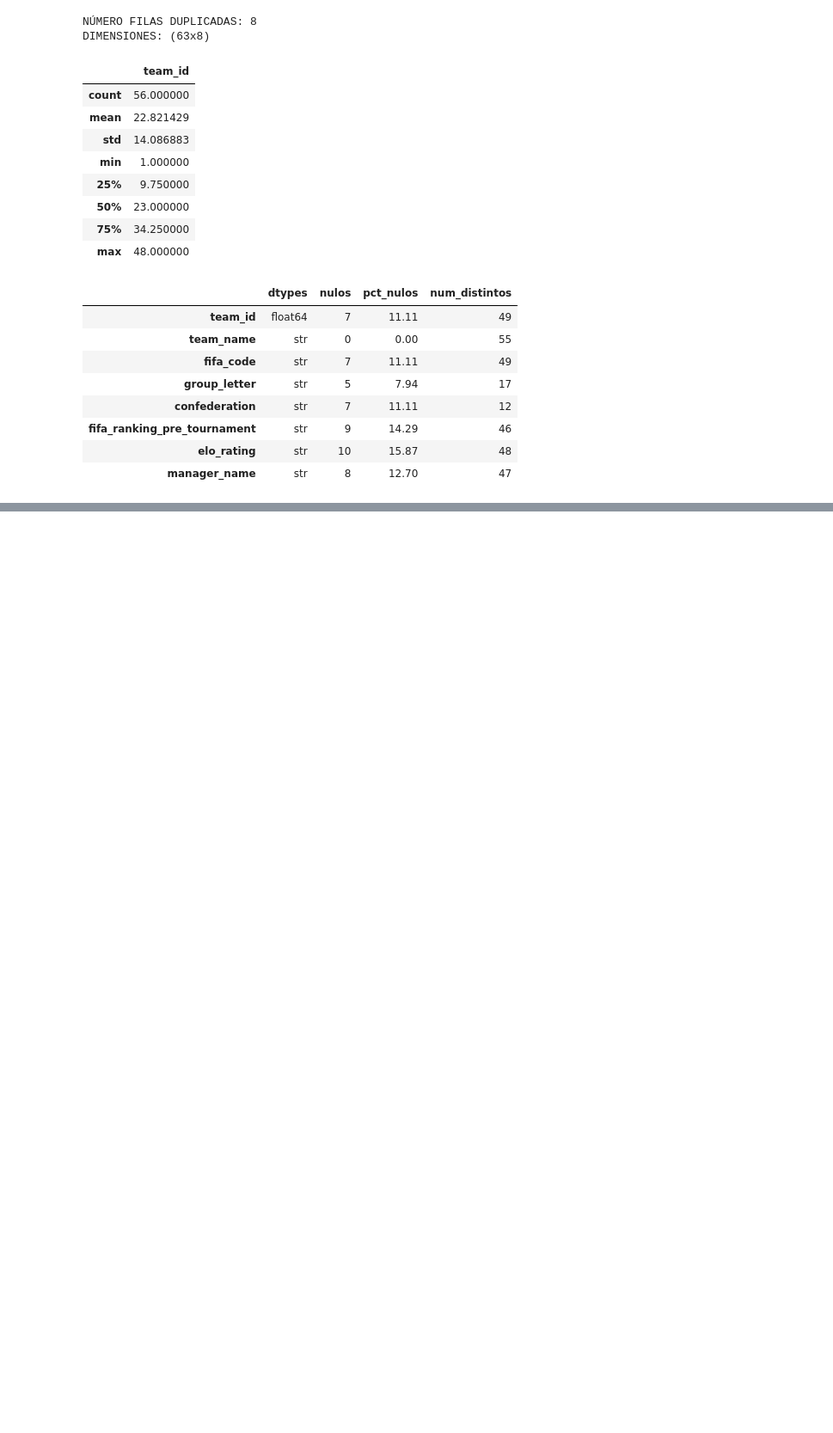
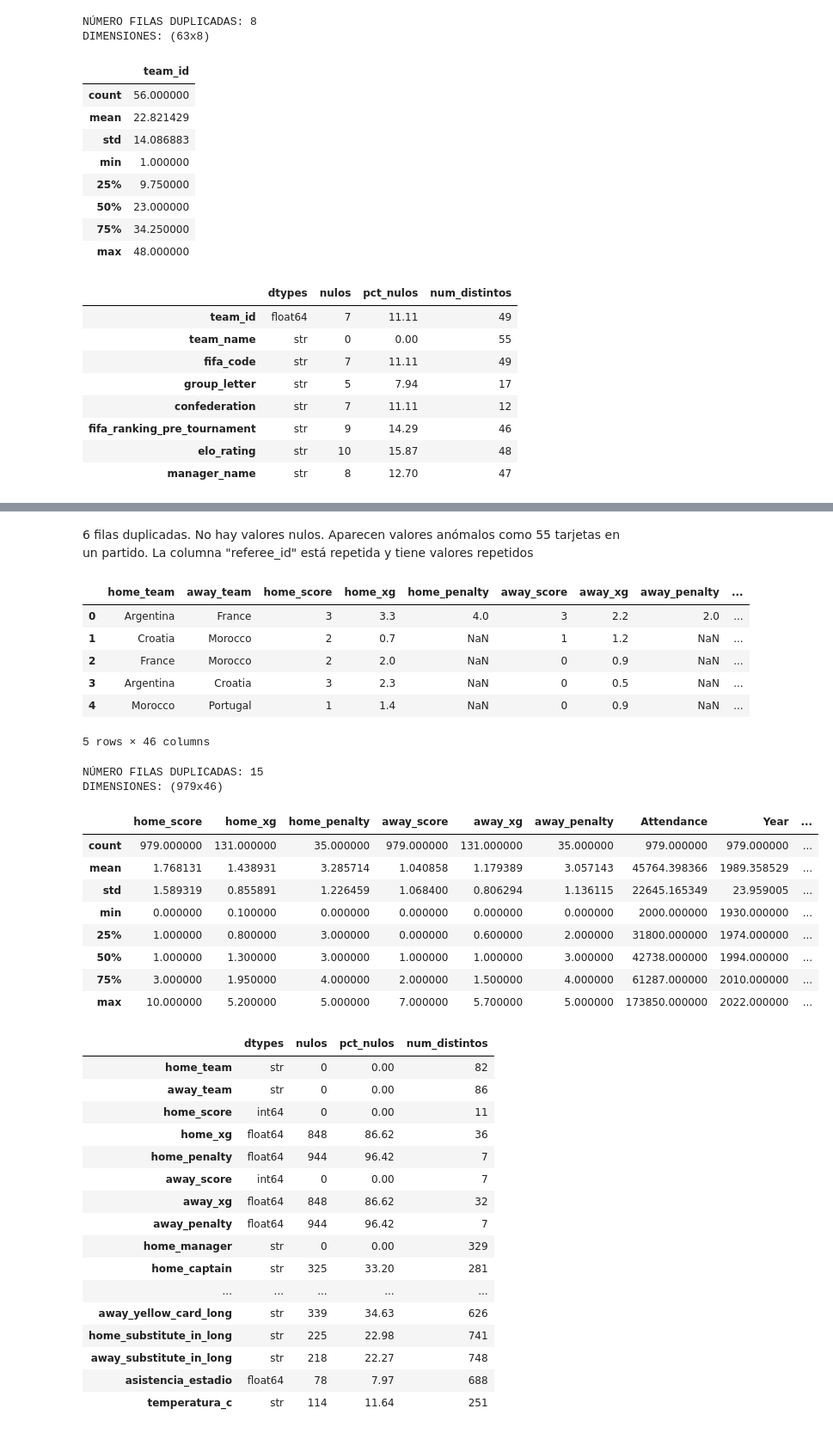
Before and after one commit to gonzalotorrentebelio/World-Cup-Spain, a Jupyter notebook: bloque1.ipynb, the cells around one changed output, grey strips where cells are left out. Shown at 86% size. Saved outputs shown, nothing was run; the diff lists cells and outputs as text; code cells hidden in the pictures; blank space fills up the shorter version.

```diff
--- a/bloque1.ipynb
+++ b/bloque1.ipynb
@@ -157,0 +384,41 @@ DIMENSIONES: (63x8)
+# %% [markdown]
+6 filas duplicadas. No hay valores nulos. Aparecen valores anómalos como 55 tarjetas en un partido. La columna "referee_id" está repetida y tiene valores repetidos
+# %%
+df_matches = pd.read_csv("datasetsWC26/matches_mundial202.csv", sep =",")
+display(resumen(df_matches))
+# %% [output]
+|  | home_team | away_team | home_score | home_xg | home_penalty | away_score | away_xg | away_penalty | ... |
+| 0 | Argentina | France | 3 | 3.3 | 4.0 | 3 | 2.2 | 2.0 | ... |
+| 1 | Croatia | Morocco | 2 | 0.7 | NaN | 1 | 1.2 | NaN | ... |
+| 2 | France | Morocco | 2 | 2.0 | NaN | 0 | 0.9 | NaN | ... |
+| 3 | Argentina | Croatia | 3 | 2.3 | NaN | 0 | 0.5 | NaN | ... |
+| 4 | Morocco | Portugal | 1 | 1.4 | NaN | 0 | 0.9 | NaN | ... |
+5 rows × 46 columns
+NÚMERO FILAS DUPLICADAS: 15
+DIMENSIONES: (979x46)
+|  | home_score | home_xg | home_penalty | away_score | away_xg | away_penalty | Attendance | Year | ... |
+| count | 979.000000 | 131.000000 | 35.000000 | 979.000000 | 131.000000 | 35.000000 | 979.000000 | 979.000000 | ... |
+| mean | 1.768131 | 1.438931 | 3.285714 | 1.040858 | 1.179389 | 3.057143 | 45764.398366 | 1989.358529 | ... |
+| std | 1.589319 | 0.855891 | 1.226459 | 1.068400 | 0.806294 | 1.136115 | 22645.165349 | 23.959005 | ... |
+| min | 0.000000 | 0.100000 | 0.000000 | 0.000000 | 0.000000 | 0.000000 | 2000.000000 | 1930.000000 | ... |
+| 25% | 1.000000 | 0.800000 | 3.000000 | 0.000000 | 0.600000 | 2.000000 | 31800.000000 | 1974.000000 | ... |
+| 50% | 1.000000 | 1.300000 | 3.000000 | 1.000000 | 1.000000 | 3.000000 | 42738.000000 | 1994.000000 | ... |
+| 75% | 3.000000 | 1.950000 | 4.000000 | 2.000000 | 1.500000 | 4.000000 | 61287.000000 | 2010.000000 | ... |
+| max | 10.000000 | 5.200000 | 5.000000 | 7.000000 | 5.700000 | 5.000000 | 173850.000000 | 2022.000000 | ... |
+|  | dtypes | nulos | pct_nulos | num_distintos |
+| home_team | str | 0 | 0.00 | 82 |
+| away_team | str | 0 | 0.00 | 86 |
+| home_score | int64 | 0 | 0.00 | 11 |
+| home_xg | float64 | 848 | 86.62 | 36 |
+| home_penalty | float64 | 944 | 96.42 | 7 |
+| away_score | int64 | 0 | 0.00 | 7 |
+| away_xg | float64 | 848 | 86.62 | 32 |
+| away_penalty | float64 | 944 | 96.42 | 7 |
+| home_manager | str | 0 | 0.00 | 329 |
+| home_captain | str | 325 | 33.20 | 281 |
+| ... | ... | ... | ... | ... |
+| away_yellow_card_long | str | 339 | 34.63 | 626 |
+| home_substitute_in_long | str | 225 | 22.98 | 741 |
+| away_substitute_in_long | str | 218 | 22.27 | 748 |
+| asistencia_estadio | float64 | 78 | 7.97 | 688 |
+| temperatura_c | str | 114 | 11.64 | 251 |
```
Also changed, not shown: parts of 16 cells of this notebook.
